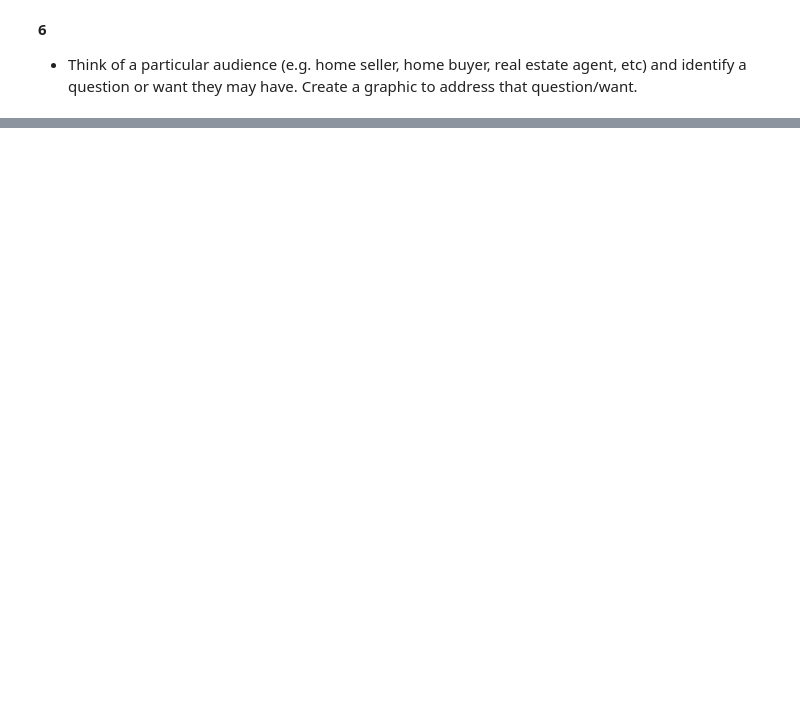
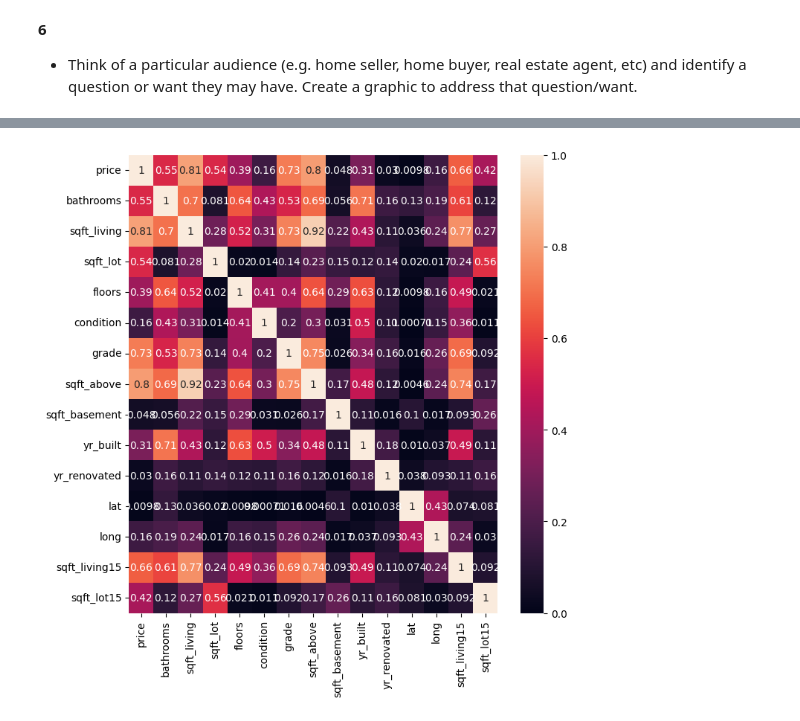
Before and after one commit to foxel03/Notes-2-01, a Jupyter notebook: 00_Resources/pandas_refresher.ipynb, the cells around one changed output, grey strips where cells are left out. Saved outputs shown, nothing was run; the diff lists cells and outputs as text; code cells hidden in the pictures; blank space fills up the shorter version.

```diff
--- a/00_Resources/pandas_refresher.ipynb
+++ b/00_Resources/pandas_refresher.ipynb
@@ -305,0 +175,3 @@ dtype: float64
+# %%
+housing3 = housing_df.query('bedrooms == 3 and zipcode == 98042')
+housing3
@@ -305,0 +200,8 @@ dtype: float64
+# %%
+columns_to_keep = ['price', 'bathrooms', 'sqft_living',
+       'sqft_lot', 'floors', 'condition', 'grade',
+       'sqft_above', 'sqft_basement', 'yr_built', 'yr_renovated',
+       'lat', 'long', 'sqft_living15', 'sqft_lot15']
+
+housing3 = housing3[columns_to_keep]
+housing3
@@ -305,0 +222,2 @@ dtype: float64
+# %%
+housing_corr = housing3.corr()
@@ -305,0 +226,6 @@ dtype: float64
+# %%
+fig, ax = plt.subplots(1,1, figsize = (8, 8))
+sns.heatmap(np.abs(housing_corr), vmin = 0, vmax = 1, annot = True)
+plt.show()
+# %% [output]
+[figure, added]
```
Also changed, not shown: parts of 29 cells of this notebook.
